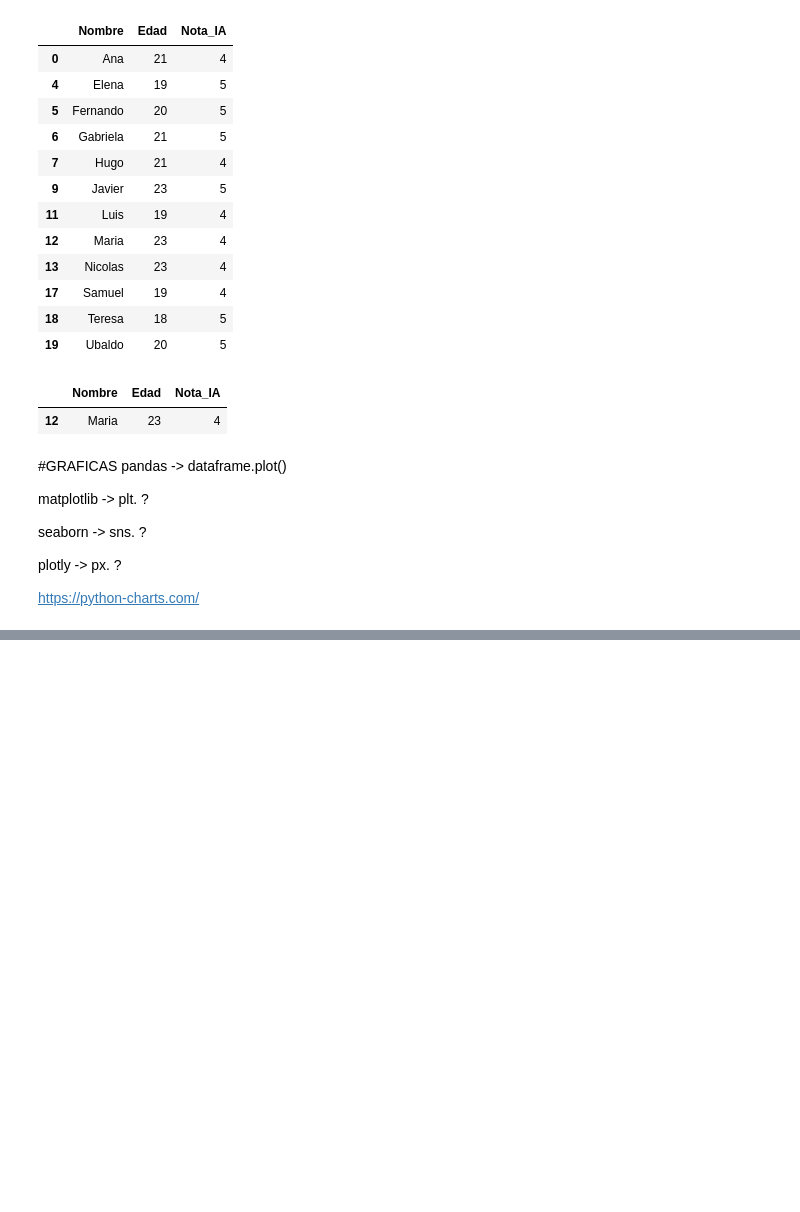
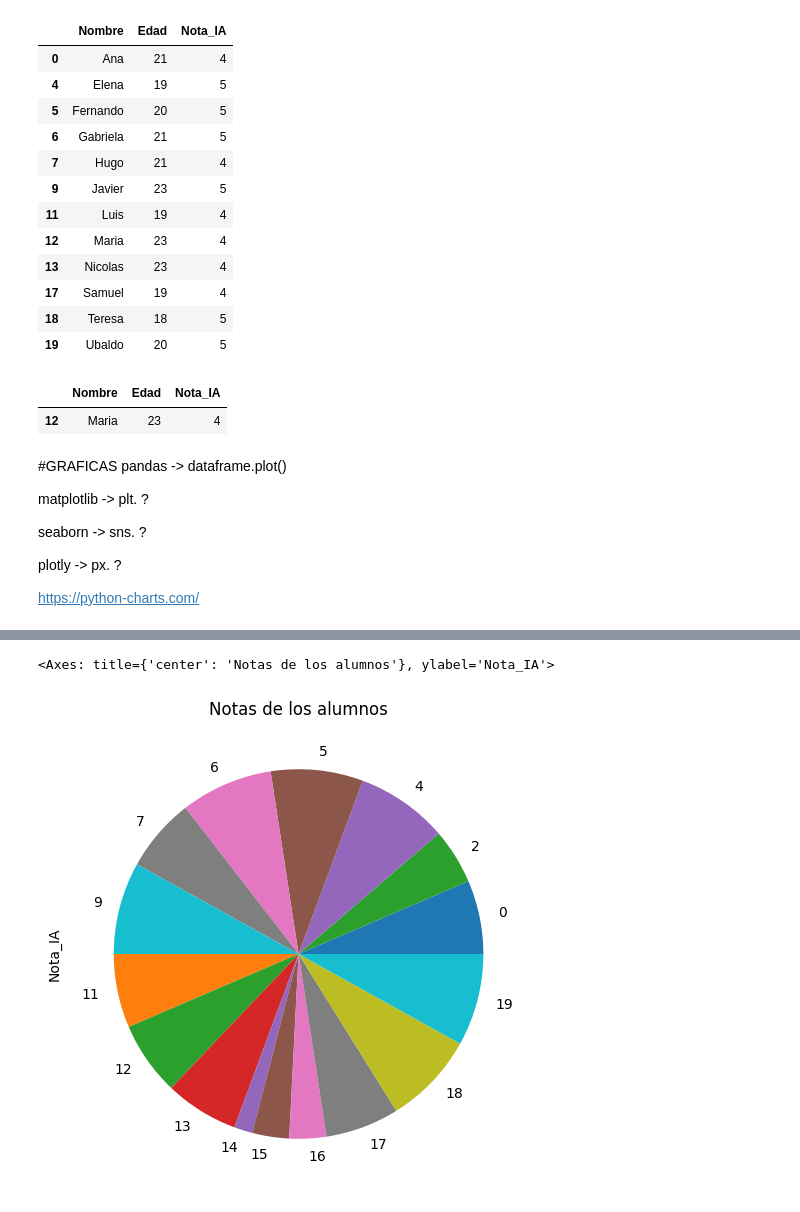
Before and after one commit to wilszon/Clase-Inteligencia-Artificial, a Jupyter notebook: EDA.ipynb, the cells around one changed output, grey strips where cells are left out. Cells and saved outputs as stored; diff of their text form; code cells hidden in the pictures; blank space fills up the shorter version.

```diff
--- a/EDA.ipynb
+++ b/EDA.ipynb
@@ -336,0 +342,5 @@ https://python-charts.com/
+# %%
+alumnos.Nota_IA.plot(y='Notas', kind='pie',title="Notas de los alumnos", figsize=(6,6))
+# %% [output]
+<Axes: title={'center': 'Notas de los alumnos'}, ylabel='Nota_IA'>
+[figure, added]
```
Also changed, not shown: parts of 2 cells of this notebook.
